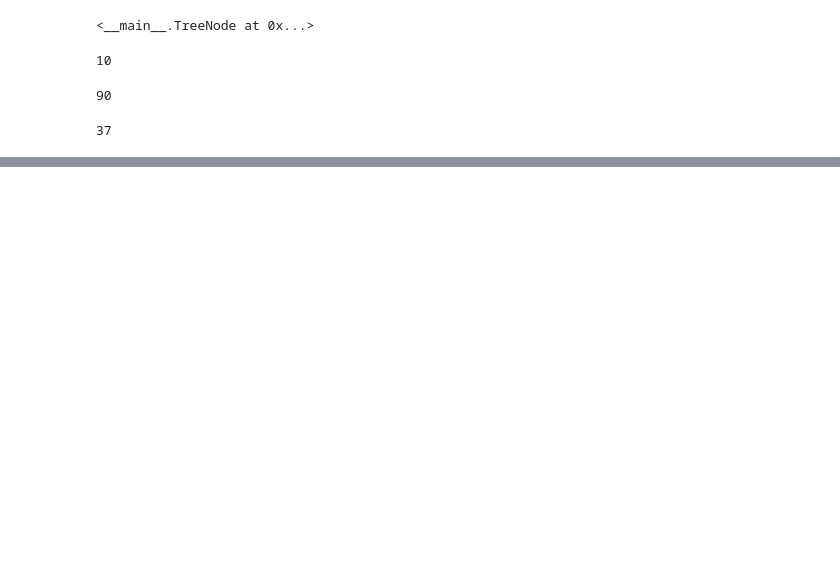
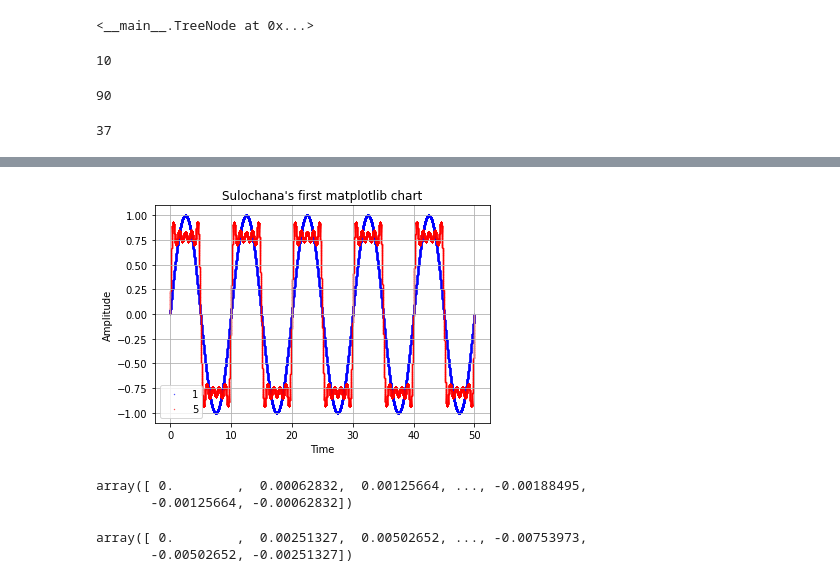
Before and after one commit to SulochanaDhar/Practice2, a Jupyter notebook: Tree1.ipynb, the cells around one changed output, grey strips where cells are left out. Saved outputs shown, nothing was run; the diff lists cells and outputs as text; code cells hidden in the pictures; blank space fills up the shorter version.

```diff
--- a/Tree1.ipynb
+++ b/Tree1.ipynb
@@ -42,0 +78,15 @@ b.right.right.data
+# %%
+def make_fourier_plot(n, L):
+  s=0.1
+  plt.scatter(x,get_reconstructed_signal(x,1,L),color='b', s=s, label='1')
+  plt.scatter(x,get_reconstructed_signal(x,n,L),color='r', s=s, label=n)
+  plt.title("Sulochana's first matplotlib chart")
+  plt.xlabel("Time")
+  plt.ylabel("Amplitude")
+  plt.legend()
+  plt.grid()
+  plt.show()
+
+make_fourier_plot(5, 10)
+# %% [output]
+[figure, added]
@@ -42,0 +97,5 @@ b.right.right.data
+# %%
+get_fourier_component(x, 1, 10)
+# %% [output]
+array([ 0.        ,  0.00062832,  0.00125664, ..., -0.00188495,
+       -0.00125664, -0.00062832])
@@ -42,0 +110,5 @@ b.right.right.data
+# %%
+get_reconstructed_signal(x,4,10)
+# %% [output]
+array([ 0.        ,  0.00251327,  0.00502652, ..., -0.00753973,
+       -0.00502652, -0.00251327])
```
Also changed, not shown: parts of 17 cells of this notebook.
